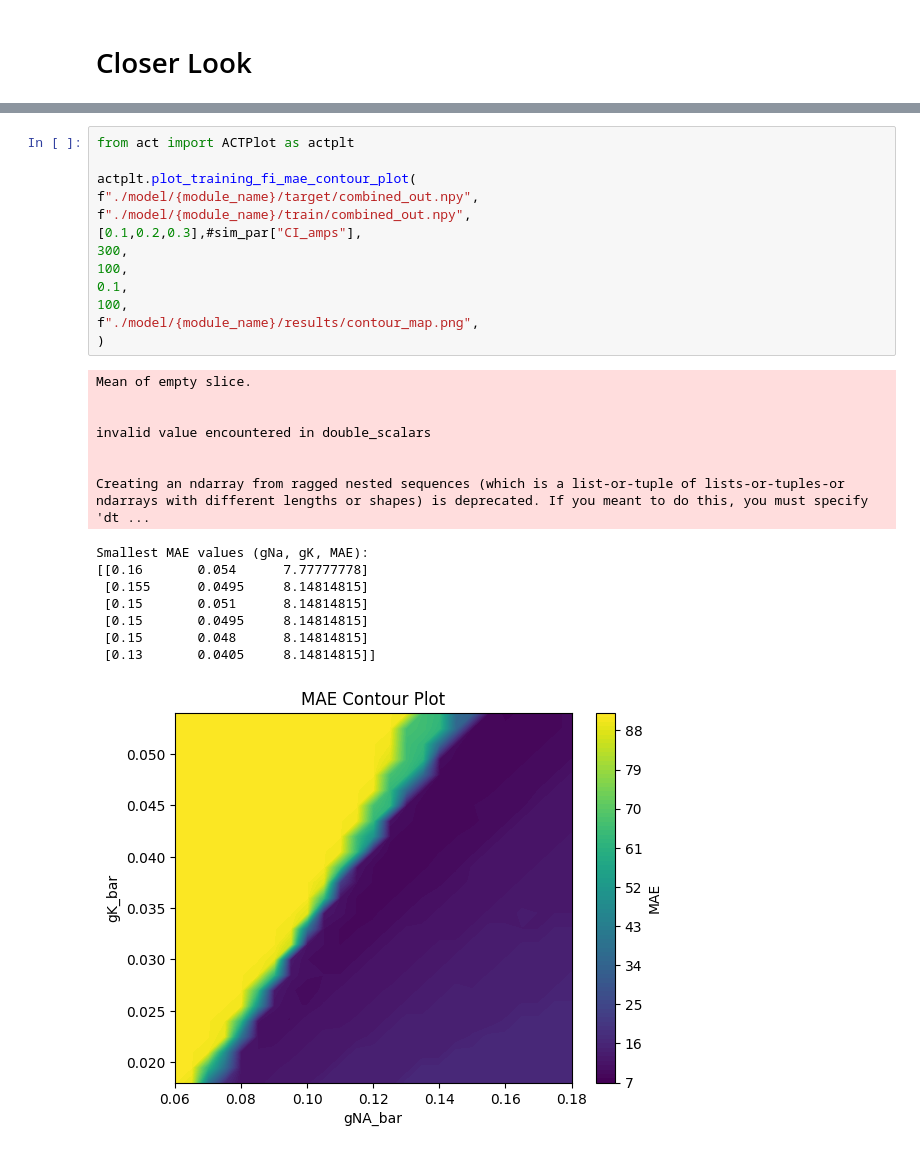
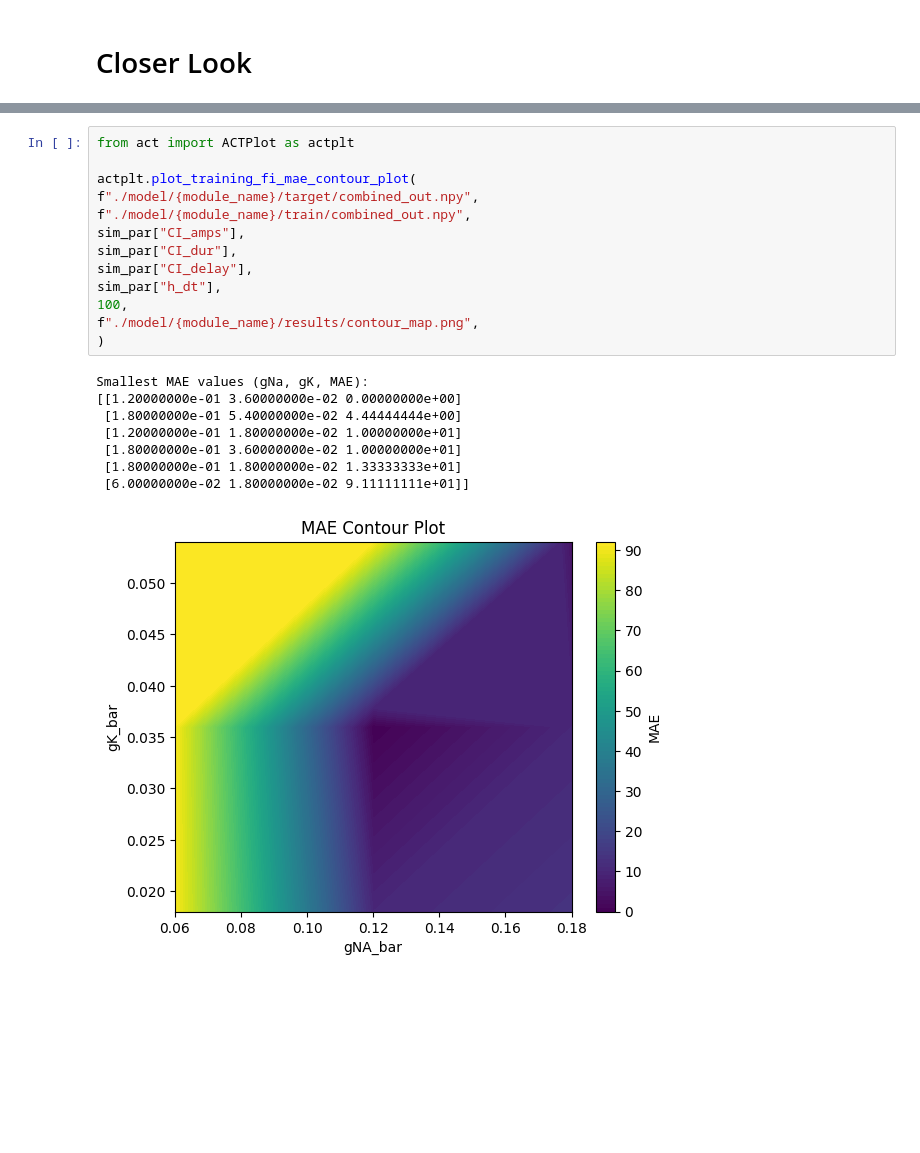
Before and after one commit to V-Marco/ACT, a Jupyter notebook: spiker_seg.ipynb, the cells around one changed output, grey strips where cells are left out. Drawn from its saved outputs; the diff is of its cells as text; blank space fills up the shorter version.

```diff
--- a/spiker_seg.ipynb
+++ b/spiker_seg.ipynb
@@ -273,32 +273,25 @@ f"./model/{module_name}/results/FI_MAE_Surface.html",
 # %%
 from act import ACTPlot as actplt
 
 actplt.plot_training_fi_mae_contour_plot(
 f"./model/{module_name}/target/combined_out.npy",
 f"./model/{module_name}/train/combined_out.npy",
-[0.1,0.2,0.3],#sim_par["CI_amps"],
-300,
-100,
-0.1,
+sim_par["CI_amps"],
+sim_par["CI_dur"],
+sim_par["CI_delay"],
+sim_par["h_dt"],
 100,
 f"./model/{module_name}/results/contour_map.png",
 )
 # %% [output]
-Mean of empty slice.
-
-
-invalid value encountered in double_scalars
-
-
-Creating an ndarray from ragged nested sequences (which is a list-or-tuple of lists-or-tuples-or ndarrays with different lengths or shapes) is deprecated. If you meant to do this, you must specify 'dt ...
+Smallest MAE values (gNa, gK, MAE):
+[[1.20000000e-01 3.60000000e-02 0.00000000e+00]
+ [1.80000000e-01 5.40000000e-02 4.44444444e+00]
+ [1.20000000e-01 1.80000000e-02 1.00000000e+01]
+ [1.80000000e-01 3.60000000e-02 1.00000000e+01]
+ [1.80000000e-01 1.80000000e-02 1.33333333e+01]
+ [6.00000000e-02 1.80000000e-02 9.11111111e+01]]
-Smallest MAE values (gNa, gK, MAE):
-[[0.16       0.054      7.77777778]
- [0.155      0.0495     8.14814815]
- [0.15       0.051      8.14814815]
- [0.15       0.0495     8.14814815]
- [0.15       0.048      8.14814815]
- [0.13       0.0405     8.14814815]]
-[figure, old version]
+[figure, new version]
 # %%
 from act import ACTPlot as actplt
 
```
Also changed, not shown: parts of 11 cells of this notebook, 4 other files.
